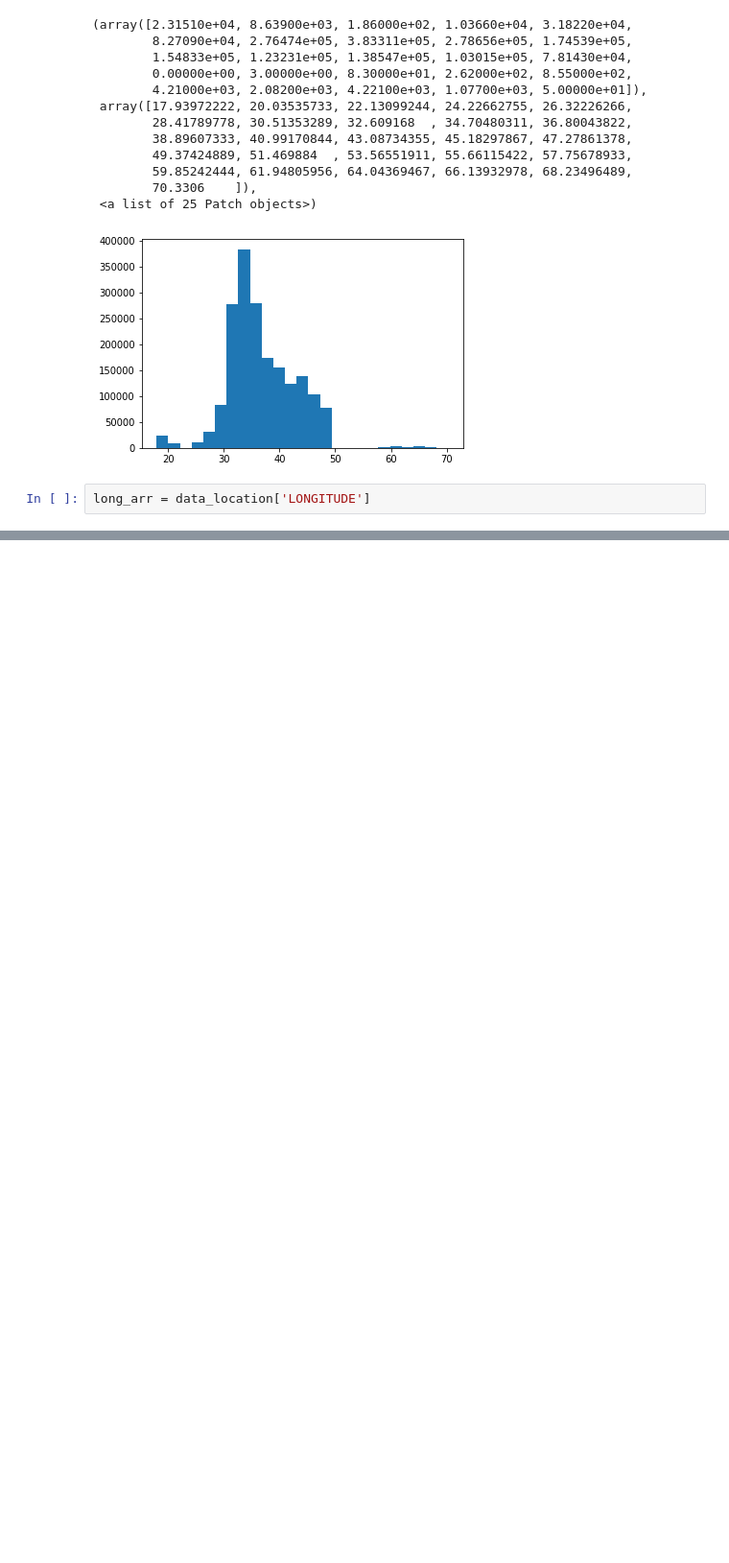
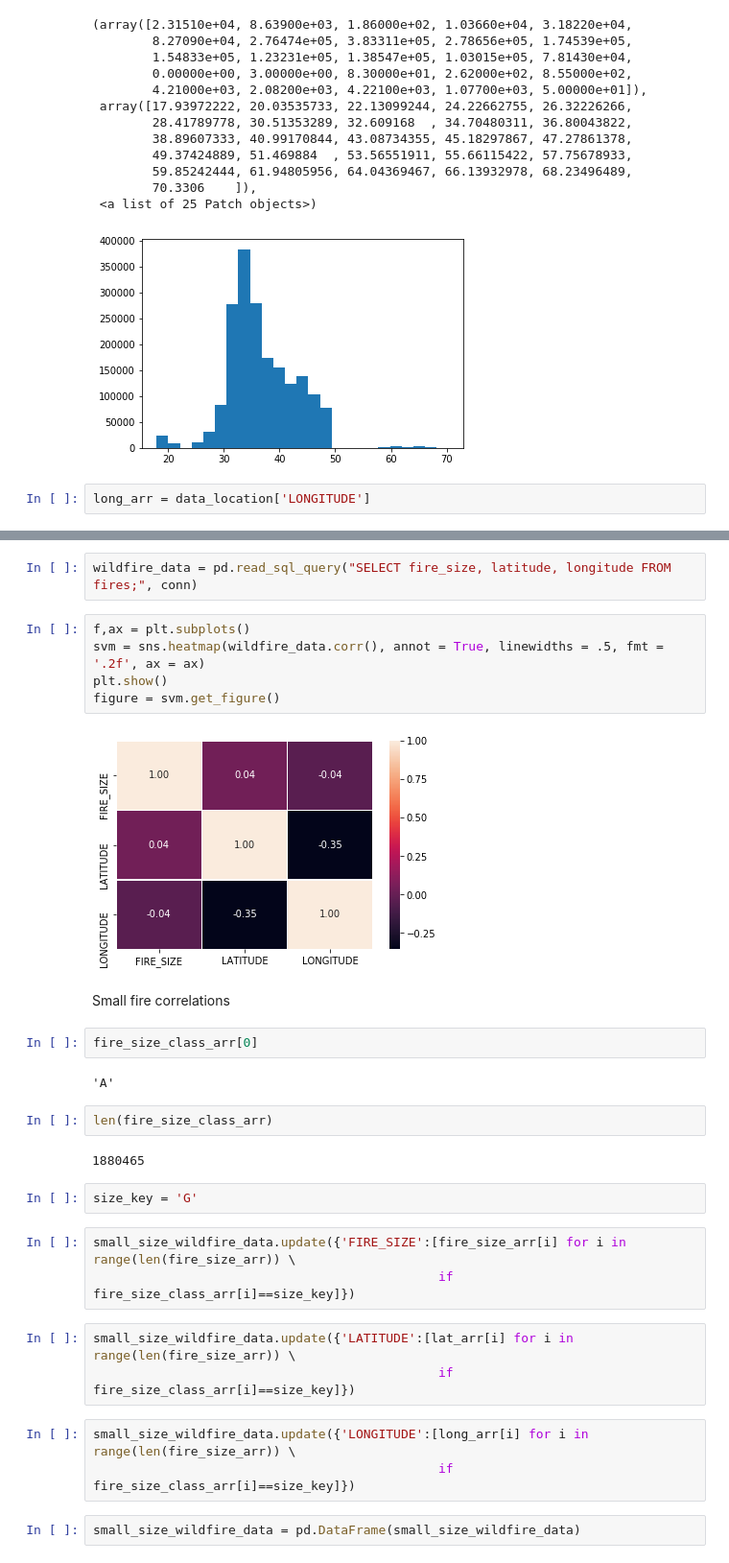
Before and after one commit to adityasant/ECE143_Project, a Jupyter notebook: Local Notebooks/wildfire_datacleaning.ipynb, the cells around one changed output, grey strips where cells are left out. Shown: that part at 96% size. Cells and saved outputs as stored; diff of their text form; blank space fills up the shorter version.

```diff
--- a/Local Notebooks/wildfire_datacleaning.ipynb
+++ b/Local Notebooks/wildfire_datacleaning.ipynb
@@ -80,0 +114,32 @@ plt.hist(long_arr,bins=20)
+# %%
+wildfire_data = pd.read_sql_query("SELECT fire_size, latitude, longitude FROM fires;", conn)
+# %%
+f,ax = plt.subplots()
+svm = sns.heatmap(wildfire_data.corr(), annot = True, linewidths = .5, fmt = '.2f', ax = ax)
+plt.show()
+figure = svm.get_figure()
+# %% [output]
+[figure, added]
+# %% [markdown]
+Small fire correlations
+# %%
+fire_size_class_arr[0]
+# %% [output]
+'A'
+# %%
+len(fire_size_class_arr)
+# %% [output]
+1880465
+# %%
+size_key = 'G'
+# %%
+small_size_wildfire_data.update({'FIRE_SIZE':[fire_size_arr[i] for i in range(len(fire_size_arr)) \
+                                              if fire_size_class_arr[i]==size_key]})
+# %%
+small_size_wildfire_data.update({'LATITUDE':[lat_arr[i] for i in range(len(fire_size_arr)) \
+                                              if fire_size_class_arr[i]==size_key]})
+# %%
+small_size_wildfire_data.update({'LONGITUDE':[long_arr[i] for i in range(len(fire_size_arr)) \
+                                              if fire_size_class_arr[i]==size_key]})
+# %%
+small_size_wildfire_data = pd.DataFrame(small_size_wildfire_data)
```
Also changed, not shown: parts of 24 cells of this notebook.
